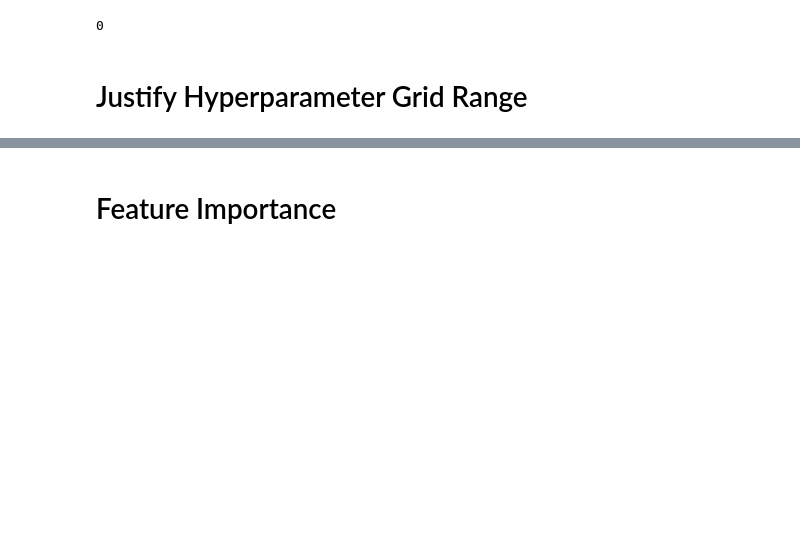
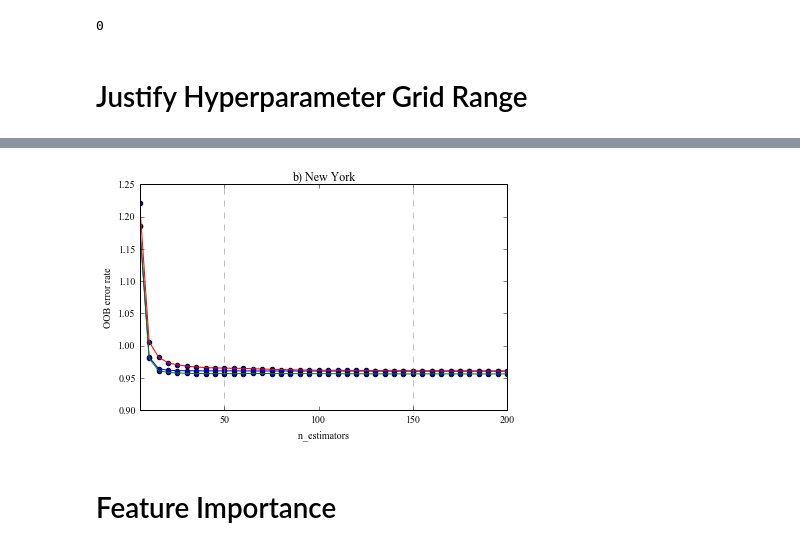
Before and after one commit to darg0001/Bias, a Jupyter notebook: code/b_PopeSydnor/2_KC_NY_analysis/d2_PS_Hyperparameters_FeatureImportance_TreeFigs_NY.ipynb, the cells around one changed output, grey strips where cells are left out. Cells and saved outputs as stored; diff of their text form; code cells hidden in the pictures; blank space fills up the shorter version.

```diff
--- a/code/b_PopeSydnor/2_KC_NY_analysis/d2_PS_Hyperparameters_FeatureImportance_TreeFigs_NY.ipynb
+++ b/code/b_PopeSydnor/2_KC_NY_analysis/d2_PS_Hyperparameters_FeatureImportance_TreeFigs_NY.ipynb
@@ -185,3 +187,25 @@ pp.close()
+# %%
+# Generate the "OOB error rate" vs. "n_estimators" plot.
+for label, clf_err in error_rate.items():
+    xs, ys = zip(*clf_err)
+    plt.plot(xs, ys, label=label)
+    plt.scatter(xs, ys)#, label=label)
+
+plt.axvline(50, color = 'gray', alpha = 0.5, ls = '--')
+plt.axvline(150, color = 'gray', alpha = 0.5, ls = '--')
+
+
+plt.xlim(min_estimators, max_estimators)
+#plt.ylim(0.88, 0.96)
+plt.xlabel("n_estimators")
+plt.ylabel("OOB error rate")
+plt.title('b) New York')
+#plt.legend(loc="upper right")
+
+plt.tight_layout()
+plt.savefig("./figs/NY_n_estimators_all_other_parameters_default.eps", format='eps', dpi=1000)
+# %% [output]
+[figure, added]
 # %% [markdown]
 # Feature Importance
 # %%
```
Also changed, not shown: parts of 5 cells of this notebook, 33 other files.
